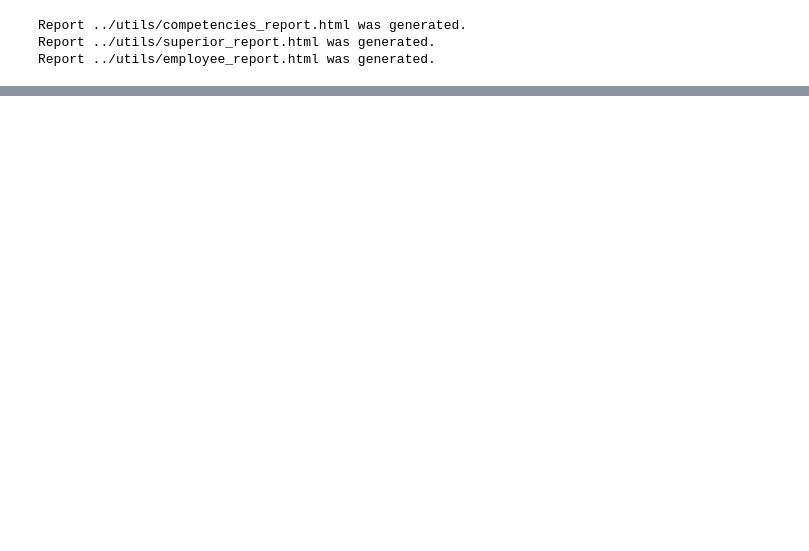
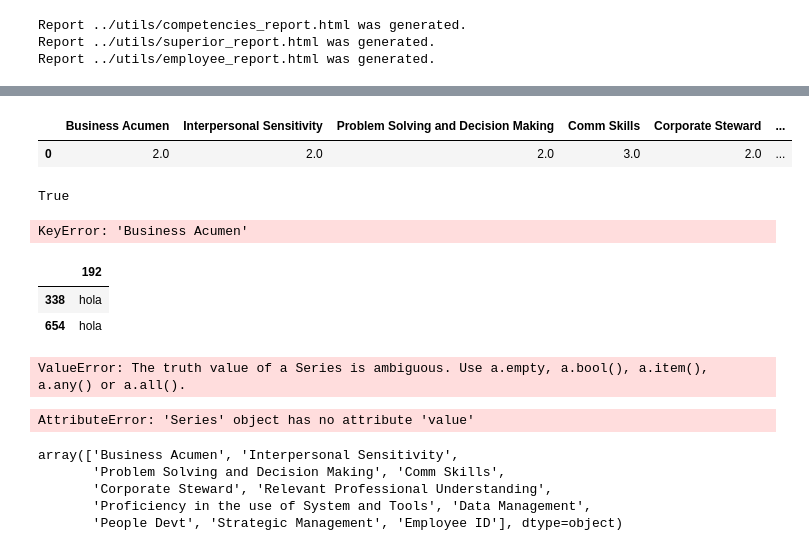
Before and after one commit to santiago-velasquez/employees-evaluation, a Jupyter notebook: notebooks/eda.ipynb, the cells around one changed output, grey strips where cells are left out. Saved outputs shown, nothing was run; the diff lists cells and outputs as text; code cells hidden in the pictures; blank space fills up the shorter version.

```diff
--- a/notebooks/eda.ipynb
+++ b/notebooks/eda.ipynb
@@ -214,0 +223,18 @@ Done! Use 'show' commands to display/save.   |██████████| [1
+# %%
+sup_filt = sup[sup.columns[4:]]
+sup_filt['Employee ID'] = sup['Employee ID']
+sup_filt = sup_filt.rename(columns={'Communication Skills': 'Comm Skills', 'People Development': 'People Devt'})
+sup_filt = sup_filt.drop(columns=['Professional Ethics', 'Computer Proficiency'])
+comp_filt = competencies.drop(columns=['#'])
+
+result = pd.DataFrame(columns = sup_filt.columns)
+result['Employee ID'] = sup_filt['Employee ID']
+
+
+for employee in sup_filt['Employee ID']:
+    if employee in comp_filt['Employee ID'].values:
+        for column in comp_filt.columns:
+
+
+            if sup_filt.loc[sup_filt['Employee ID'] == employee, [column]] > comp_filt.loc[comp_filt['Employee ID'] == employee, [column]]:
+                result.loc[result['Employee ID'] == employee, [column]] == 'EXCEEDING'
@@ -214,0 +248,9 @@ Done! Use 'show' commands to display/save.   |██████████| [1
+# %%
+sup_filt.loc[sup_filt['Employee ID'] == 'Employee 328']
+# %% [output]
+|  | Business Acumen | Interpersonal Sensitivity | Problem Solving and Decision Making | Comm Skills | Corporate Steward | ... |
+| 0 | 2.0 | 2.0 | 2.0 | 3.0 | 2.0 | ... |
+# %%
+'Employee 233' in sup_filt['Employee ID'].values
+# %% [output]
+True
@@ -214,0 +261,31 @@ Done! Use 'show' commands to display/save.   |██████████| [1
+# %%
+cols = ['Business Acumen', 'Interpersonal Sensitivity',
+       'Problem Solving and Decision Making', 'Comm Skills',
+       'Corporate Steward', 'Relevant Professional Understanding',
+       'Proficiency in the use of System and Tools', 'Data Management',
+       'People Devt', 'Strategic Management']
+s_copy = s.copy()
+for col in cols:
+    r = s.apply(lambda row: row[col] > c[col], axis=1)
+    # for i in range(len(s_copy)):
+    #     if  'float' in str(type(s_copy[col].iloc[i])):
+    #          s_copy[col].iloc[i] = np.where(s_copy[col].iloc[i] > c[col], s_copy[col].iloc[i], 'EXCEEDING')
+    #          s_copy[col].iloc[i] = s_copy[col].iloc[i].flatten()
+
+    # for i in range(len(s_copy)):
+    #     if  'float' in str(type(s_copy[col].iloc[i])):
+    #         s_copy[col].iloc[i] = np.where(s_copy[col].iloc[i] < c[col], s_copy[col].iloc[i], 'BELOW EXPECTATIONS')
+    #         s_copy[col].iloc[i] = s_copy[col].iloc[i].flatten()
+
+    # for i in range(len(s_copy)):
+    #     if  'float' in str(type(s_copy[col].iloc[i])):
+    #         s_copy[col].iloc[i] = np.where(s_copy[col].iloc[i] == c[col], s_copy[col].iloc[i], 'EXHIBITING')
+    #         s_copy[col].iloc[i] = s_copy[col].iloc[i].flatten()
+# %% [output]
+KeyError: 'Business Acumen'
+# %%
+r.replace(True, 'EXCEEDING')
+# %% [output]
+|  | 192 |
+| 338 | hola |
+| 654 | hola |
@@ -215,3 +298,22 @@ Done! Use 'show' commands to display/save.   |██████████| [1
+# %%
+for col in fila.columns:
+    if (mask_exceeding[col] == True):
+        #
+        print('hola')
+# %% [output]
+ValueError: The truth value of a Series is ambiguous. Use a.empty, a.bool(), a.item(), a.any() or a.all().
+# %%
+mask_exceeding[col].value
+# %% [output]
+AttributeError: 'Series' object has no attribute 'value'
+# %%
+fila.columns.values
+# %% [output]
+array(['Business Acumen', 'Interpersonal Sensitivity',
+       'Problem Solving and Decision Making', 'Comm Skills',
+       'Corporate Steward', 'Relevant Professional Understanding',
+       'Proficiency in the use of System and Tools', 'Data Management',
+       'People Devt', 'Strategic Management', 'Employee ID'], dtype=object)
 # %%
 HACER ANALISIS POR VERTICAL (ESTA EN EL DF DE LOS SUPERIORES)
 hacer analisis por cada uno de los supervisores
```
Also changed, not shown: parts of 8 cells of this notebook, 4 other files.
